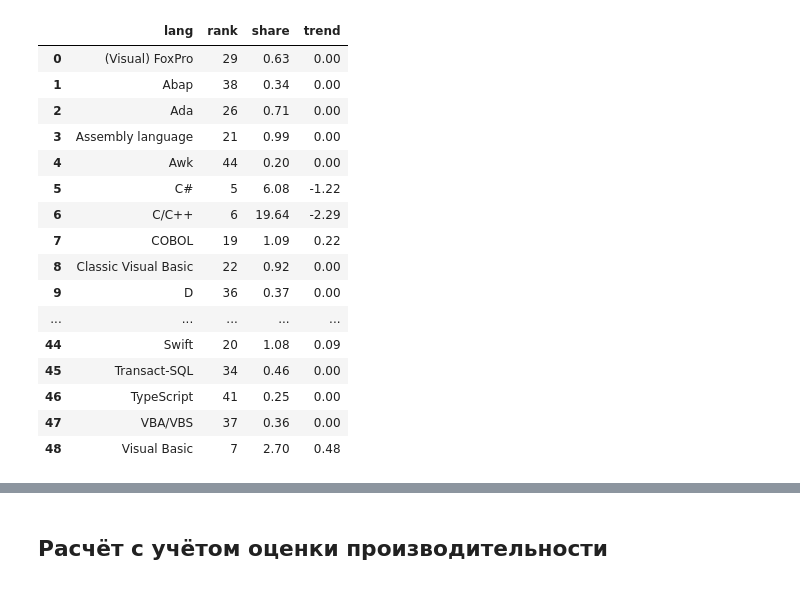
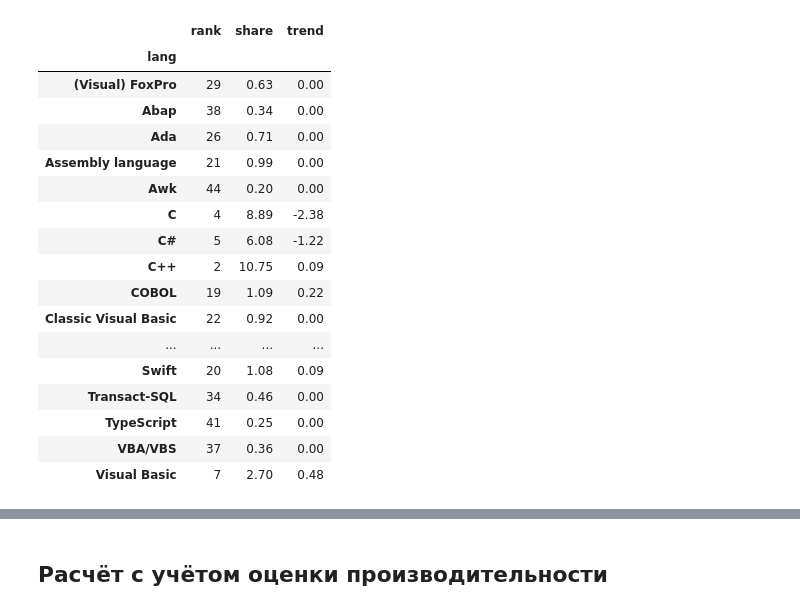
Before and after one commit to HexQuant/lang_rank, a Jupyter notebook: lang_rank.ipynb, the cells around one changed output, grey strips where cells are left out. Cells and saved outputs as stored; diff of their text form; code cells hidden in the pictures.

```diff
--- a/lang_rank.ipynb
+++ b/lang_rank.ipynb
@@ -52,7 +52,7 @@ data/alldata.csv    100%[===================>] 731.11K   810KB/s    in 0.9s
 # %%
 lang_dict = {
-    "C": "C/C++",
-    "C++": "C/C++",
+    # "C": "C/C++",
+    # "C++": "C/C++",
     "Delphi/Object Pascal": "Delphi/Pascal",
     "MATLAB": "Matlab",
     "Cobol": "COBOL",
@@ -90,51 +90,53 @@ def get_tiobe_rank(url: str) -> DataFrame:
                     {"rank": rank, "lang": lang, "share": share, "trend": trend}
                 )
 
         table = soup.find("table", {"id": "otherPL"})
         rows = table.find_all("tr")
 
         for row in rows[1:]:  # Пропустить заголовок таблицы
             # print(row)
             cols = row.find_all("td")
             # Извлечь необходимые данные из столбцов
             if len(cols) > 2:
                 rank = int(cols[0].text.strip())
-                lang = cols[1].text.strip()
+                lang = str(cols[1].text.strip())
                 share = float(cols[2].text.replace("%", "").strip())
                 trend = None
                 ratings.append(
                     {"rank": rank, "lang": lang, "share": share, "trend": trend}
                 )
 
     else:
         print("Не удалось получить данные с сайта TIOBE.")
 
     tiobe_rank = pd.DataFrame(ratings)
     tiobe_rank = tiobe_rank.replace(
         lang_dict).groupby("lang").sum().reset_index()
     return tiobe_rank
 
 
 tiobe_rank = get_tiobe_rank(tiobe_url)
+tiobe_rank.set_index('lang', inplace=True)
 tiobe_rank
 # %% [output]
-|  | lang | rank | share | trend |
-| 0 | (Visual) FoxPro | 29 | 0.63 | 0.00 |
-| 1 | Abap | 38 | 0.34 | 0.00 |
-| 2 | Ada | 26 | 0.71 | 0.00 |
-| 3 | Assembly language | 21 | 0.99 | 0.00 |
-| 4 | Awk | 44 | 0.20 | 0.00 |
-| 5 | C# | 5 | 6.08 | -1.22 |
-| 6 | C/C++ | 6 | 19.64 | -2.29 |
-| 7 | COBOL | 19 | 1.09 | 0.22 |
-| 8 | Classic Visual Basic | 22 | 0.92 | 0.00 |
-| 9 | D | 36 | 0.37 | 0.00 |
-| ... | ... | ... | ... | ... |
-| 44 | Swift | 20 | 1.08 | 0.09 |
-| 45 | Transact-SQL | 34 | 0.46 | 0.00 |
-| 46 | TypeScript | 41 | 0.25 | 0.00 |
-| 47 | VBA/VBS | 37 | 0.36 | 0.00 |
-| 48 | Visual Basic | 7 | 2.70 | 0.48 |
+|  | rank | share | trend |
+| lang |  |  |  |
+| (Visual) FoxPro | 29 | 0.63 | 0.00 |
+| Abap | 38 | 0.34 | 0.00 |
+| Ada | 26 | 0.71 | 0.00 |
+| Assembly language | 21 | 0.99 | 0.00 |
+| Awk | 44 | 0.20 | 0.00 |
+| C | 4 | 8.89 | -2.38 |
+| C# | 5 | 6.08 | -1.22 |
+| C++ | 2 | 10.75 | 0.09 |
+| COBOL | 19 | 1.09 | 0.22 |
+| Classic Visual Basic | 22 | 0.92 | 0.00 |
+| ... | ... | ... | ... |
+| Swift | 20 | 1.08 | 0.09 |
+| Transact-SQL | 34 | 0.46 | 0.00 |
+| TypeScript | 41 | 0.25 | 0.00 |
+| VBA/VBS | 37 | 0.36 | 0.00 |
+| Visual Basic | 7 | 2.70 | 0.48 |
 # %%
 def get_pypl_rank(url: str) -> DataFrame:
     # URL индекса популярности PYPL
```
Also changed, not shown: parts of 11 cells of this notebook, 2 other files.
